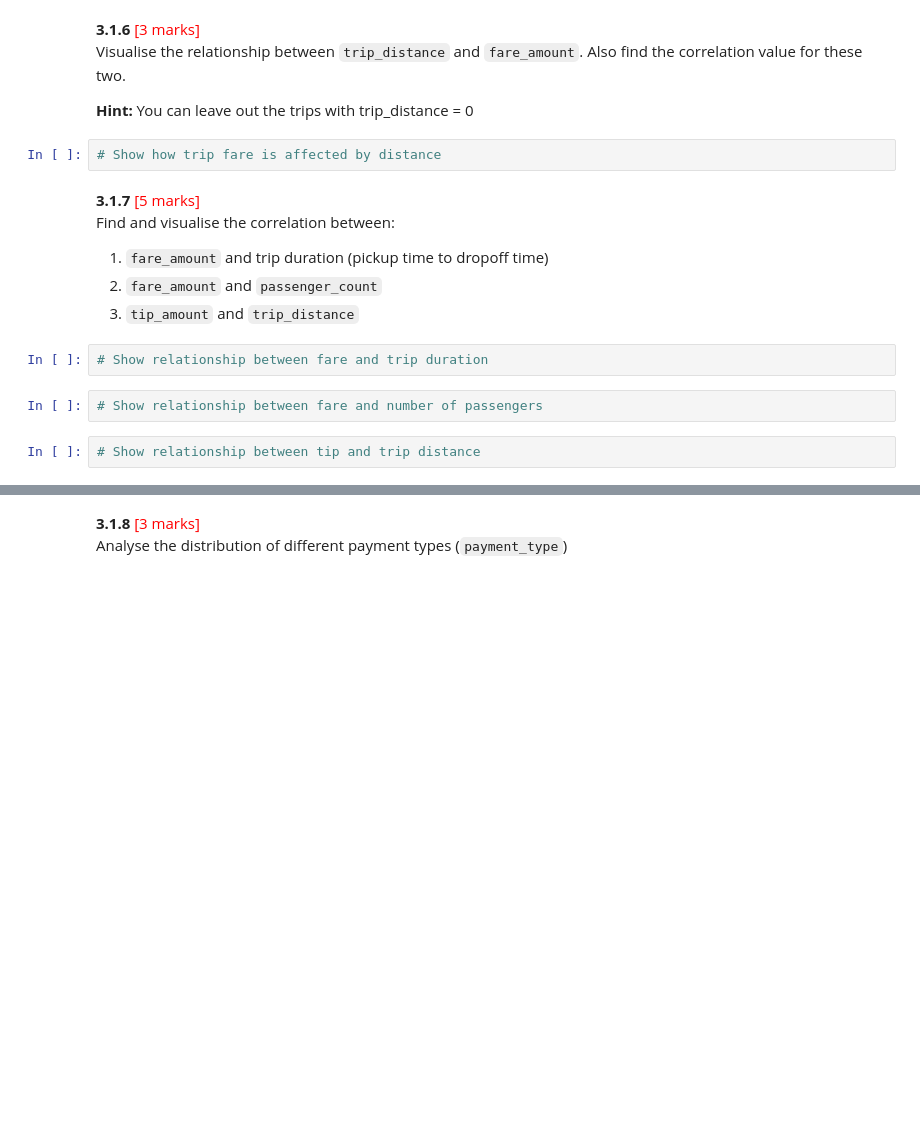
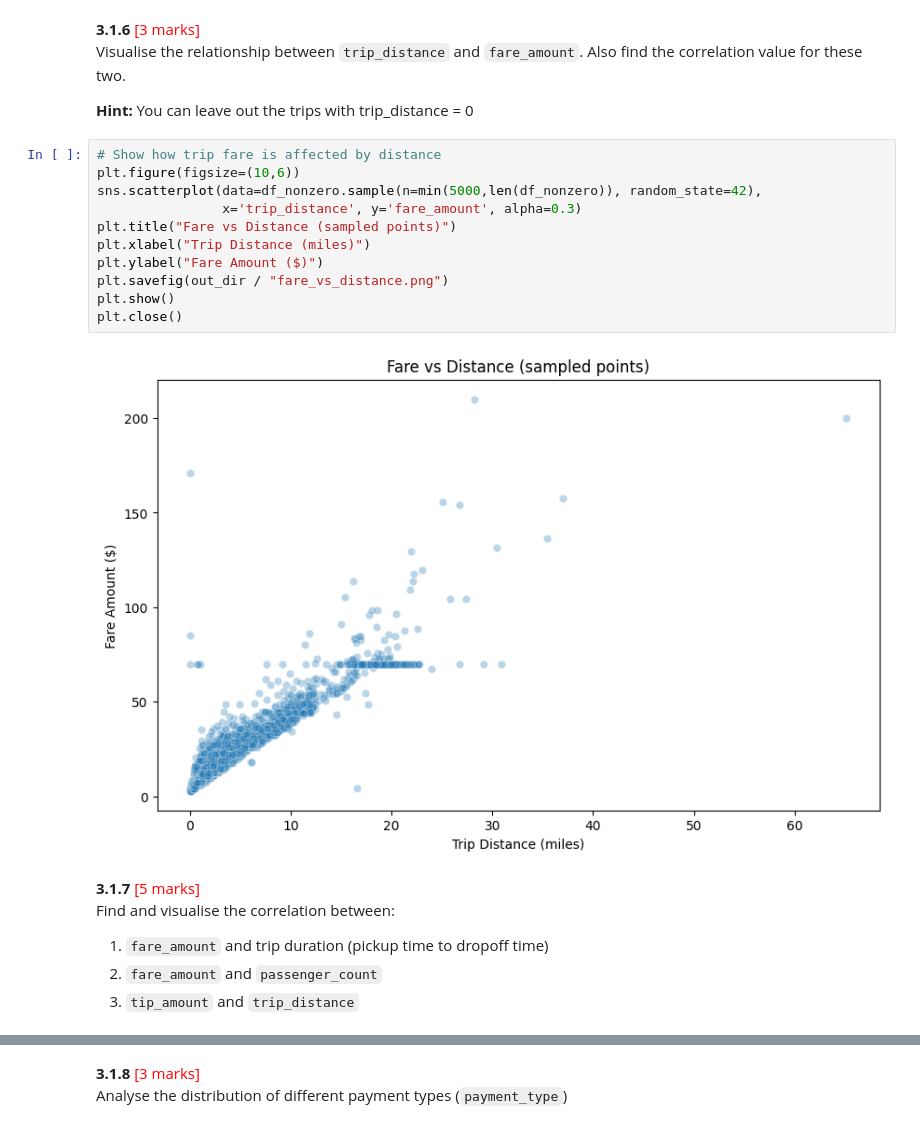
Before and after one commit to BhavukMathur/python, a Jupyter notebook: assignments/1/assign1.ipynb, the cells around one changed output, grey strips where cells are left out. Cells and saved outputs as stored; diff of their text form; blank space fills up the shorter version.

```diff
--- a/assignments/1/assign1.ipynb
+++ b/assignments/1/assign1.ipynb
@@ -416,17 +681,22 @@ Show the proportion of each quarter of the year in the revenue
 Visualise the relationship between `trip_distance` and `fare_amount`. Also find the correlation value for these two.
 
 **Hint:** You can leave out the trips with trip_distance = 0
-# %%
-# Show how trip fare is affected by distance
+# %%
+# Show how trip fare is affected by distance
+plt.figure(figsize=(10,6))
+sns.scatterplot(data=df_nonzero.sample(n=min(5000,len(df_nonzero)), random_state=42),
+                x='trip_distance', y='fare_amount', alpha=0.3)
+plt.title("Fare vs Distance (sampled points)")
+plt.xlabel("Trip Distance (miles)")
+plt.ylabel("Fare Amount ($)")
+plt.savefig(out_dir / "fare_vs_distance.png")
+plt.show()
+plt.close()
+# %% [output]
+[figure, added]
 # %% [markdown]
 **3.1.7** <font color = red>[5 marks]</font> <br>
 Find and visualise the correlation between:
 1. `fare_amount` and trip duration (pickup time to dropoff time)
 2. `fare_amount` and `passenger_count`
 3. `tip_amount` and `trip_distance`
-# %%
-# Show relationship between fare and trip duration
-# %%
-# Show relationship between fare and number of passengers
-# %%
-# Show relationship between tip and trip distance
```
Also changed, not shown: parts of 83 cells of this notebook, 2 other files.
